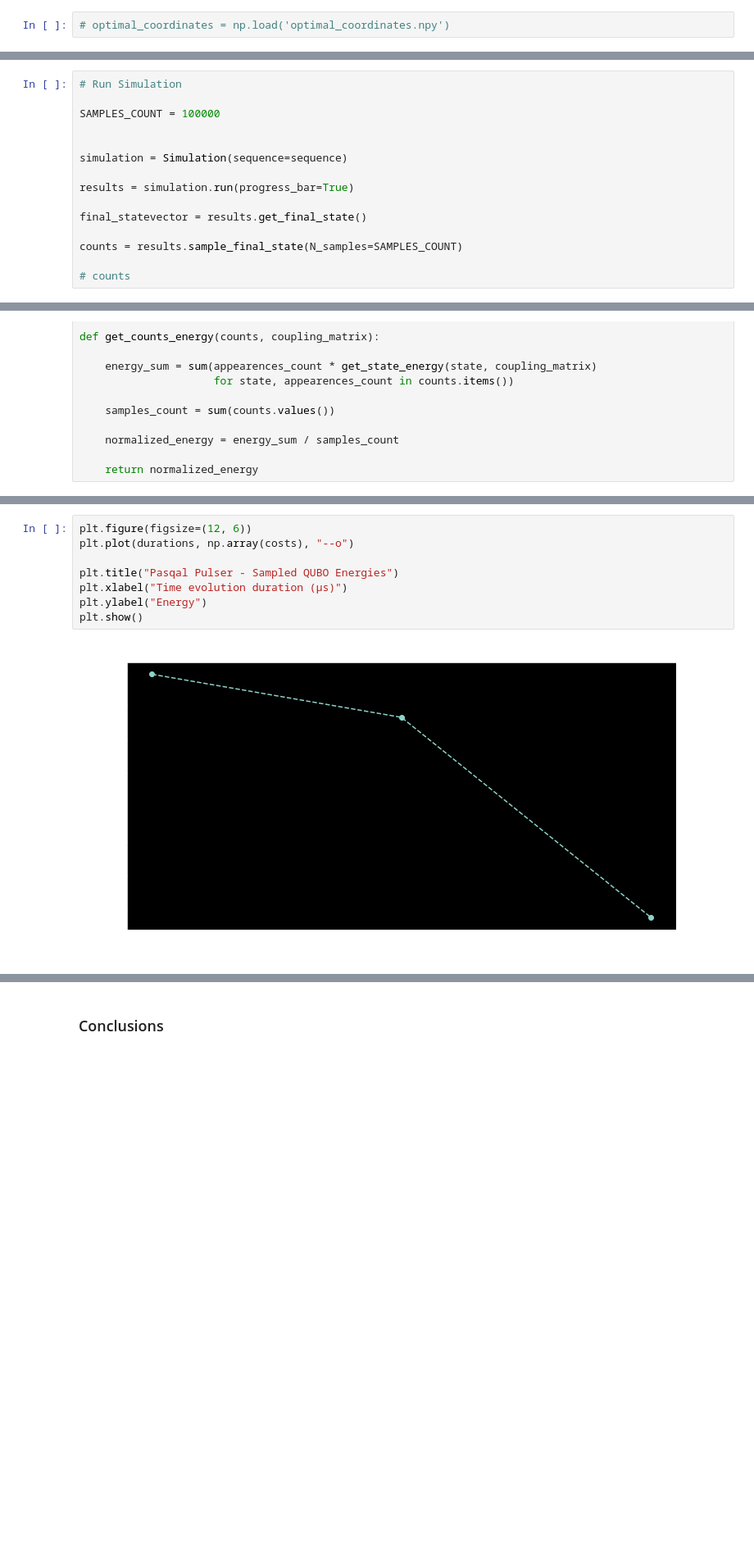
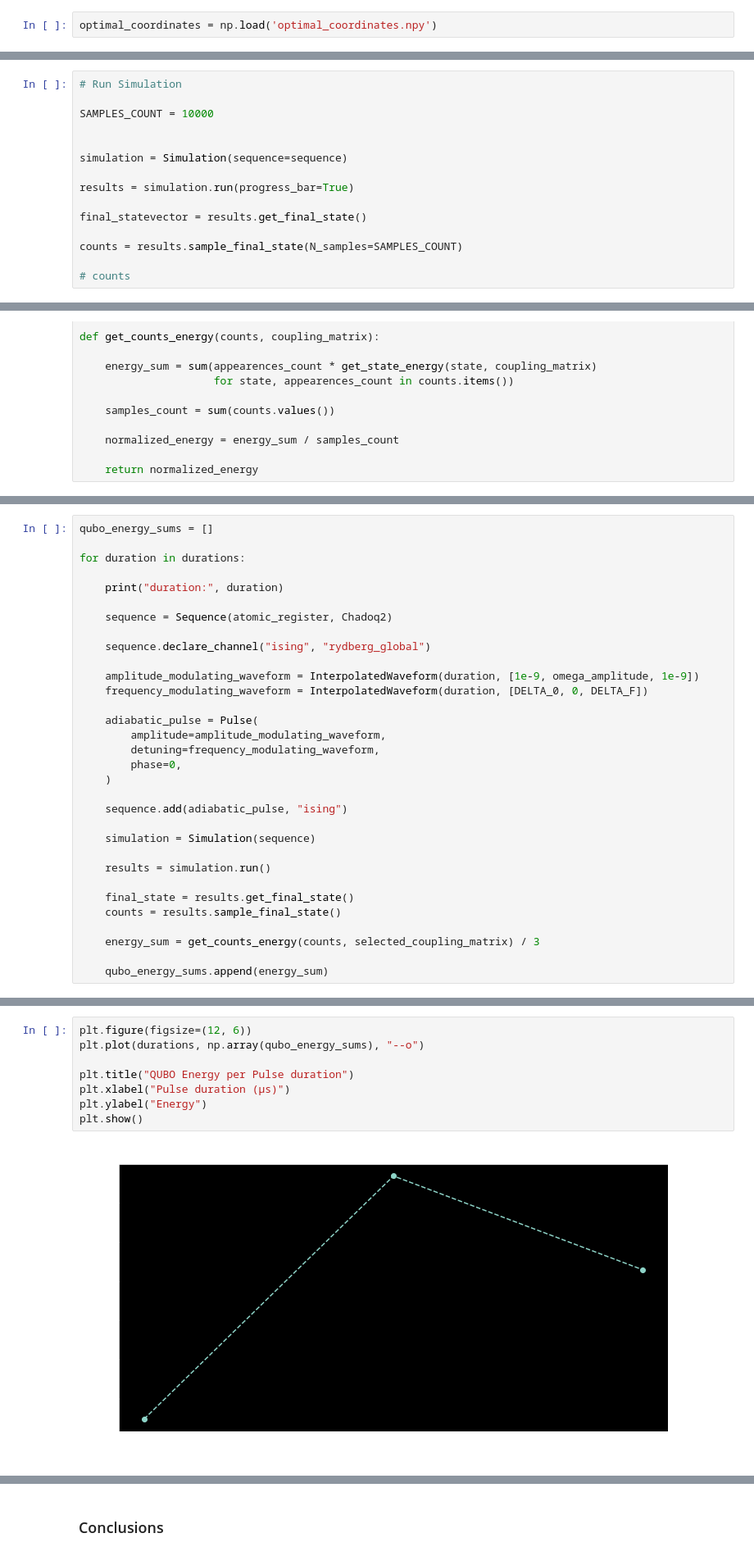
Before and after one commit to ogorodnikov/fmqa, a Jupyter notebook: chemistry/pasqal.ipynb, the cells around one changed output, grey strips where cells are left out. Shown: that part at 82% size. Saved outputs shown, nothing was run; the diff lists cells and outputs as text; blank space fills up the shorter version.

Commit message:
pasqal - update qubo energies

```diff
--- a/chemistry/pasqal.ipynb
+++ b/chemistry/pasqal.ipynb
@@ -115,7 +106,7 @@ coordinate_vector = optimal_coordinates_result.x
 
 optimal_coordinates = np.reshape(coordinate_vector, coordinates_shape)
 # %%
-# optimal_coordinates = np.load('optimal_coordinates.npy')
+optimal_coordinates = np.load('optimal_coordinates.npy')
 # %%
 # Optimized Coordinates
 
@@ -212,7 +205,7 @@ sequence.draw()
 # %%
 # Run Simulation
 
-SAMPLES_COUNT = 100000
+SAMPLES_COUNT = 10000
 
 
 simulation = Simulation(sequence=sequence)
@@ -414,0 +381,32 @@ duration: 1950.0
+# %%
+qubo_energy_sums = []
+
+for duration in durations:
+
+    print("duration:", duration)
+
+    sequence = Sequence(atomic_register, Chadoq2)
+
+    sequence.declare_channel("ising", "rydberg_global")
+
+    amplitude_modulating_waveform = InterpolatedWaveform(duration, [1e-9, omega_amplitude, 1e-9])
+    frequency_modulating_waveform = InterpolatedWaveform(duration, [DELTA_0, 0, DELTA_F])
+
+    adiabatic_pulse = Pulse(
+        amplitude=amplitude_modulating_waveform,
+        detuning=frequency_modulating_waveform,
+        phase=0,
+    )
+
+    sequence.add(adiabatic_pulse, "ising")
+
+    simulation = Simulation(sequence)
+
+    results = simulation.run()
+
+    final_state = results.get_final_state()
+    counts = results.sample_final_state()
+
+    energy_sum = get_counts_energy(counts, selected_coupling_matrix) / 3
+
+    qubo_energy_sums.append(energy_sum)
@@ -415,13 +417,13 @@ duration: 1950.0
 # %%
 plt.figure(figsize=(12, 6))
-plt.plot(durations, np.array(costs), "--o")
+plt.plot(durations, np.array(qubo_energy_sums), "--o")
 
-plt.title("Pasqal Pulser - Sampled QUBO Energies")
-plt.xlabel("Time evolution duration (µs)")
+plt.title("QUBO Energy per Pulse duration")
+plt.xlabel("Pulse duration (µs)")
 plt.ylabel("Energy")
 plt.show()
 # %% [output]
-[figure, old version]
+[figure, new version]
 # %%
 # Alternative Energies
 
```
Also changed, not shown: parts of 32 cells of this notebook, 1 other file.
